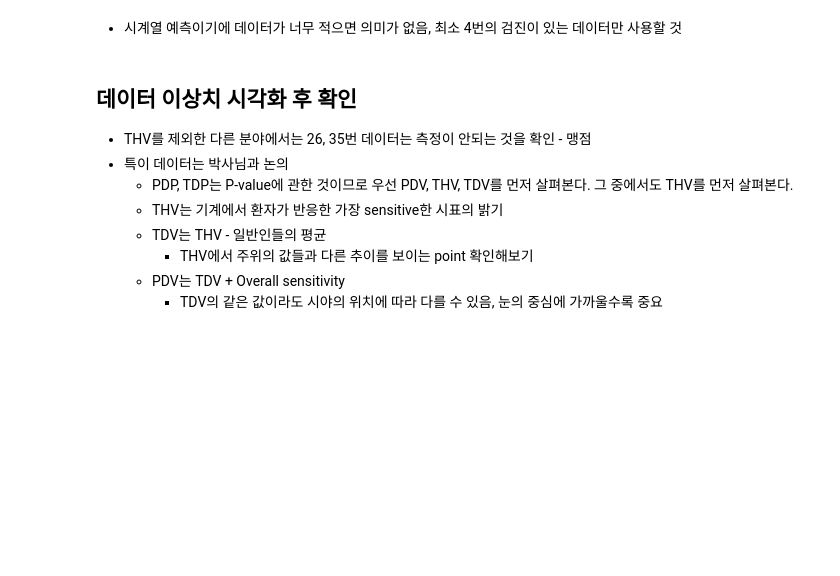
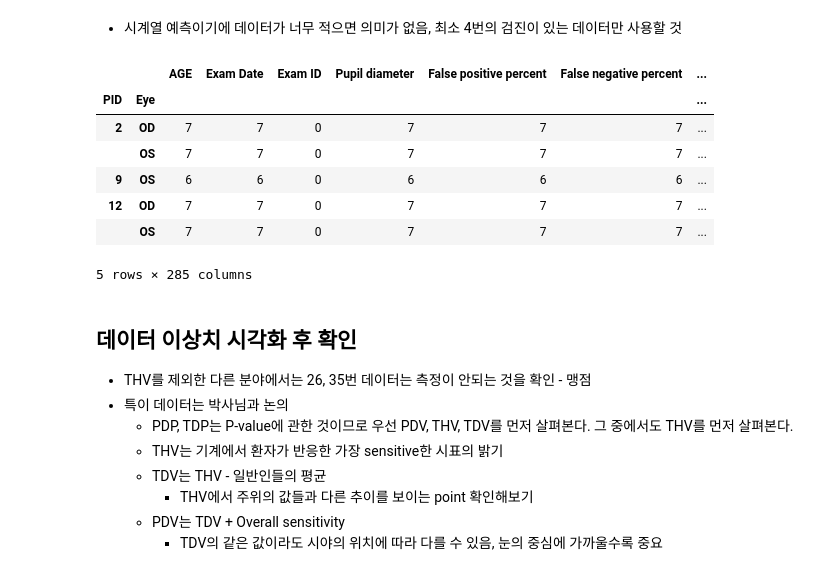
Before and after one commit to herjh0405/Glaucoma, a Jupyter notebook: 001. Data_Preprocessing&Visualization.ipynb, the cells around one changed output. Cells and saved outputs as stored; diff of their text form; code cells hidden in the pictures; blank space fills up the shorter version.

```diff
--- a/001. Data_Preprocessing&Visualization.ipynb
+++ b/001. Data_Preprocessing&Visualization.ipynb
@@ -106,6 +143,17 @@ for i in pid_list:
                 not_want_ind.append(k)
 # %%
 df_4 = df_sort2.drop(index = not_want_ind).copy()
+# %%
+df_4.groupby(['PID','Eye']).count().head()
+# %% [output]
+|  |  | AGE | Exam Date | Exam ID | Pupil diameter | False positive percent | False negative percent | ... |
+| PID | Eye |  |  |  |  |  |  | ... |
+| 2 | OD | 7 | 7 | 0 | 7 | 7 | 7 | ... |
+|  | OS | 7 | 7 | 0 | 7 | 7 | 7 | ... |
+| 9 | OS | 6 | 6 | 0 | 6 | 6 | 6 | ... |
+| 12 | OD | 7 | 7 | 0 | 7 | 7 | 7 | ... |
+|  | OS | 7 | 7 | 0 | 7 | 7 | 7 | ... |
+5 rows × 285 columns
 # %%
 # 검사 값들
 check_list = ['PDP', 'PDV', 'THV', 'TDP', 'TDV']
```
Also changed, not shown: parts of 5 cells of this notebook, 3 other files.
